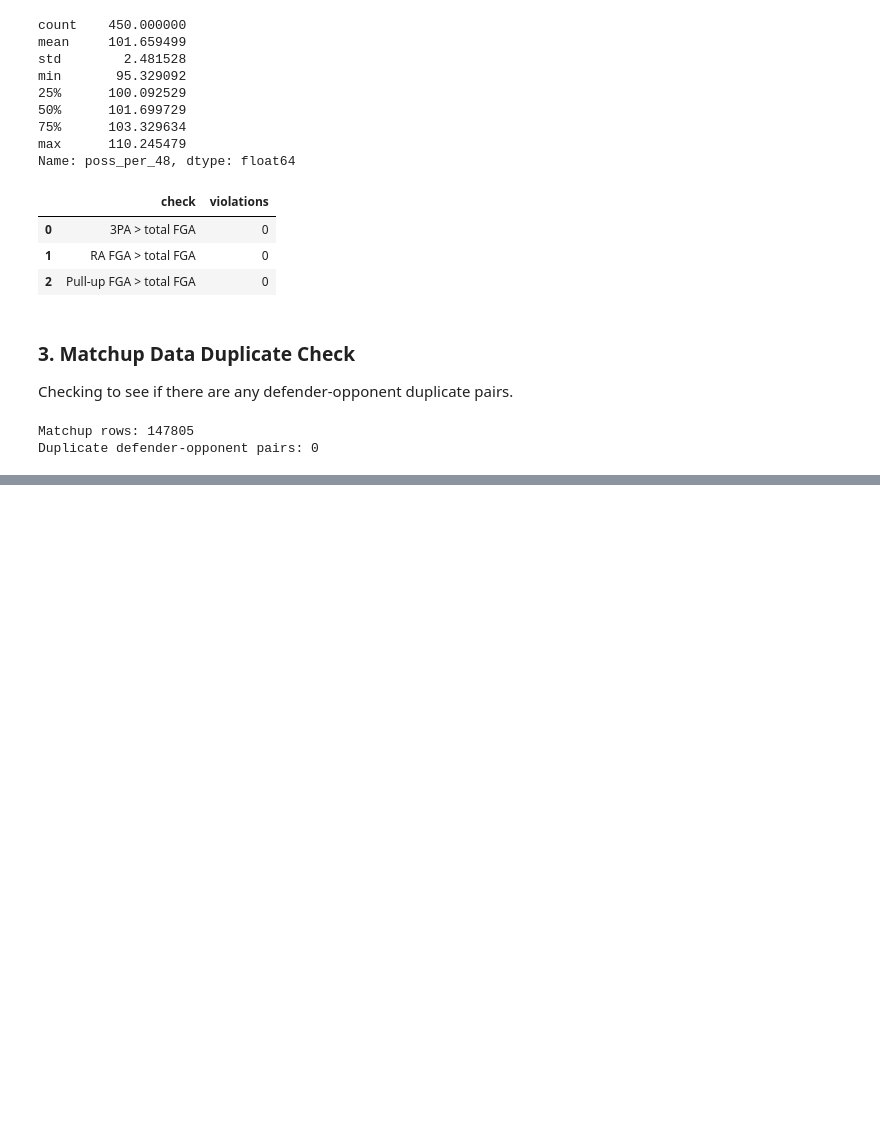
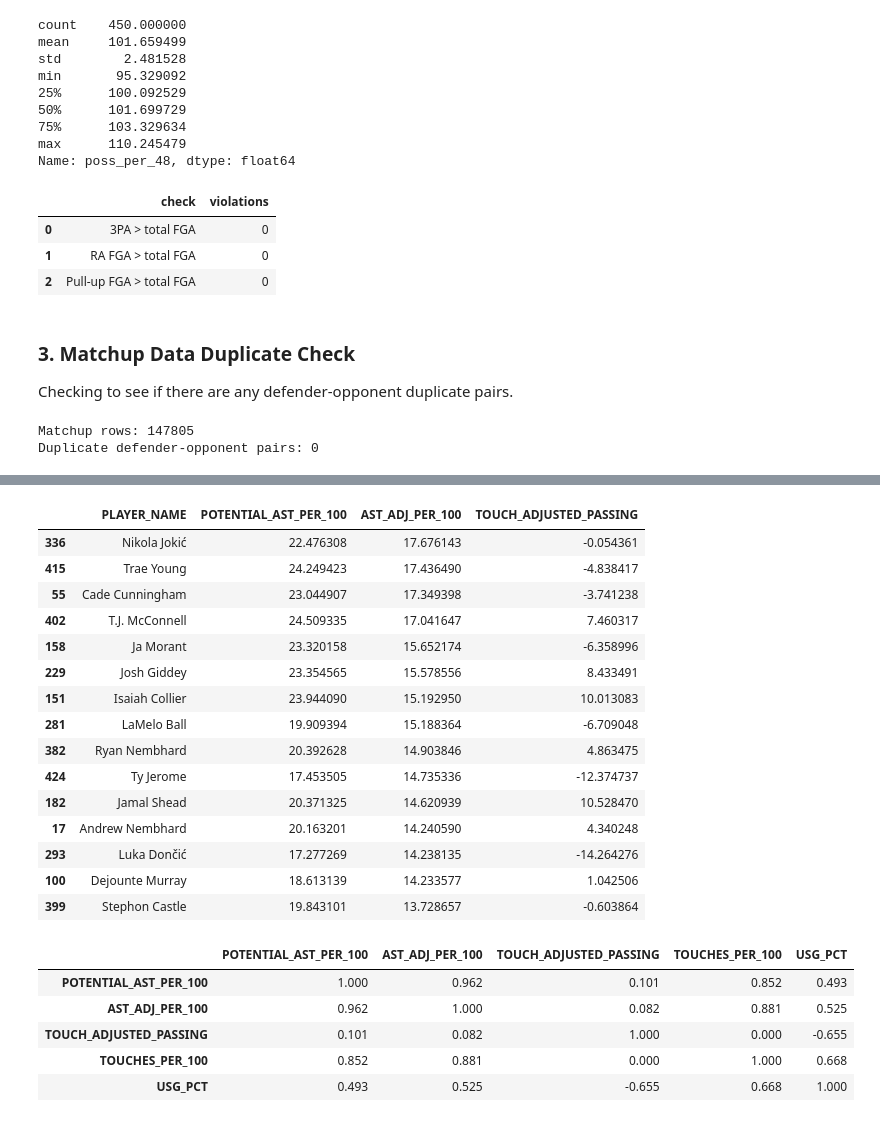
Before and after one commit to alex-abrego/nba-player-archetype-analysis, a Jupyter notebook: notebooks/02_feature_engineering.ipynb, the cells around one changed output, grey strips where cells are left out. Cells and saved outputs as stored; diff of their text form; code cells hidden in the pictures; blank space fills up the shorter version.

```diff
--- a/notebooks/02_feature_engineering.ipynb
+++ b/notebooks/02_feature_engineering.ipynb
@@ -338,0 +896,77 @@ KeyError: 'MIN'
+# %%
+passing = datasets["passing_stats"]
+
+adjusted_assists = (
+    passing[[
+        "PLAYER_ID",
+        "AST",
+        "SECONDARY_AST",
+        "AST_ADJ",
+    ]]
+    .merge(
+        datasets["advanced_stats"][["PLAYER_ID", "POSS"]],
+        on="PLAYER_ID",
+        validate="one_to_one",
+    )
+)
+
+adjusted_assists = adjusted_assists[
+    adjusted_assists["PLAYER_ID"].isin(eligible_ids)
+].copy()
+
+adjusted_assists["AST_ADJ_PER_100"] = (
+    adjusted_assists["AST_ADJ"]
+    / adjusted_assists["POSS"] * 100
+)
+
+comparison = candidate_features.merge(
+    adjusted_assists[["PLAYER_ID", "AST_ADJ_PER_100"]],
+    on="PLAYER_ID",
+    validate="one_to_one",
+)
+
+display(
+    comparison.nlargest(15, "AST_ADJ_PER_100")[
+        [
+            "PLAYER_NAME",
+            "POTENTIAL_AST_PER_100",
+            "AST_ADJ_PER_100",
+            "TOUCH_ADJUSTED_PASSING",
+        ]
+    ]
+)
+
+columns = [
+    "POTENTIAL_AST_PER_100",
+    "AST_ADJ_PER_100",
+    "TOUCH_ADJUSTED_PASSING",
+    "TOUCHES_PER_100",
+    "USG_PCT",
+]
+
+display(
+    comparison[columns].corr().round(3)
+)
+# %% [output]
+|  | PLAYER_NAME | POTENTIAL_AST_PER_100 | AST_ADJ_PER_100 | TOUCH_ADJUSTED_PASSING |
+| 336 | Nikola Jokić | 22.476308 | 17.676143 | -0.054361 |
+| 415 | Trae Young | 24.249423 | 17.436490 | -4.838417 |
+| 55 | Cade Cunningham | 23.044907 | 17.349398 | -3.741238 |
+| 402 | T.J. McConnell | 24.509335 | 17.041647 | 7.460317 |
+| 158 | Ja Morant | 23.320158 | 15.652174 | -6.358996 |
+| 229 | Josh Giddey | 23.354565 | 15.578556 | 8.433491 |
+| 151 | Isaiah Collier | 23.944090 | 15.192950 | 10.013083 |
+| 281 | LaMelo Ball | 19.909394 | 15.188364 | -6.709048 |
+| 382 | Ryan Nembhard | 20.392628 | 14.903846 | 4.863475 |
+| 424 | Ty Jerome | 17.453505 | 14.735336 | -12.374737 |
+| 182 | Jamal Shead | 20.371325 | 14.620939 | 10.528470 |
+| 17 | Andrew Nembhard | 20.163201 | 14.240590 | 4.340248 |
+| 293 | Luka Dončić | 17.277269 | 14.238135 | -14.264276 |
+| 100 | Dejounte Murray | 18.613139 | 14.233577 | 1.042506 |
+| 399 | Stephon Castle | 19.843101 | 13.728657 | -0.603864 |
+|  | POTENTIAL_AST_PER_100 | AST_ADJ_PER_100 | TOUCH_ADJUSTED_PASSING | TOUCHES_PER_100 | USG_PCT |
+| POTENTIAL_AST_PER_100 | 1.000 | 0.962 | 0.101 | 0.852 | 0.493 |
+| AST_ADJ_PER_100 | 0.962 | 1.000 | 0.082 | 0.881 | 0.525 |
+| TOUCH_ADJUSTED_PASSING | 0.101 | 0.082 | 1.000 | 0.000 | -0.655 |
+| TOUCHES_PER_100 | 0.852 | 0.881 | 0.000 | 1.000 | 0.668 |
+| USG_PCT | 0.493 | 0.525 | -0.655 | 0.668 | 1.000 |
```
Also changed, not shown: parts of 17 cells of this notebook, 2 other files.
